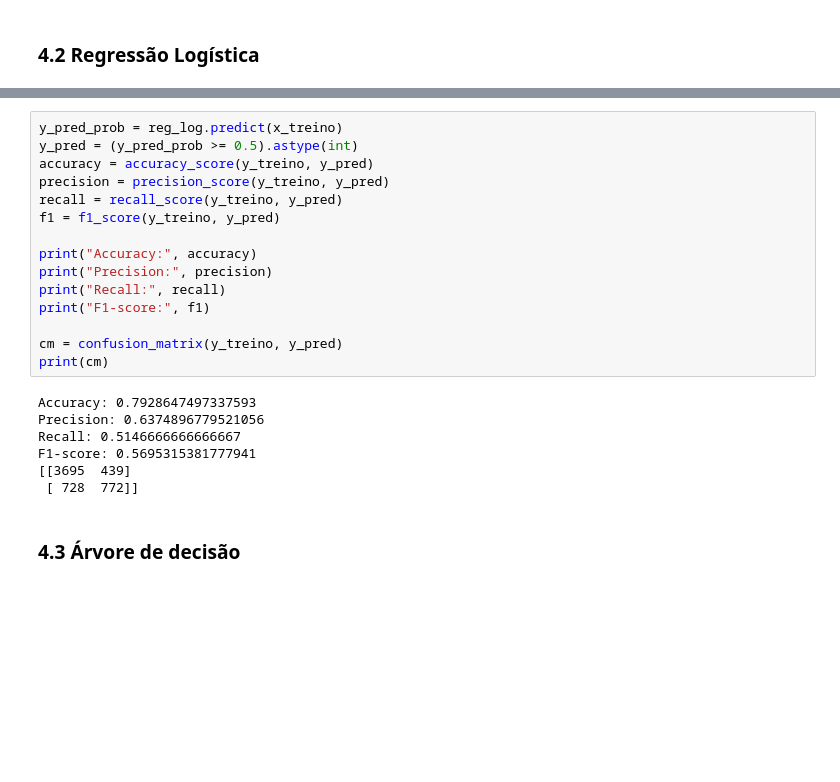
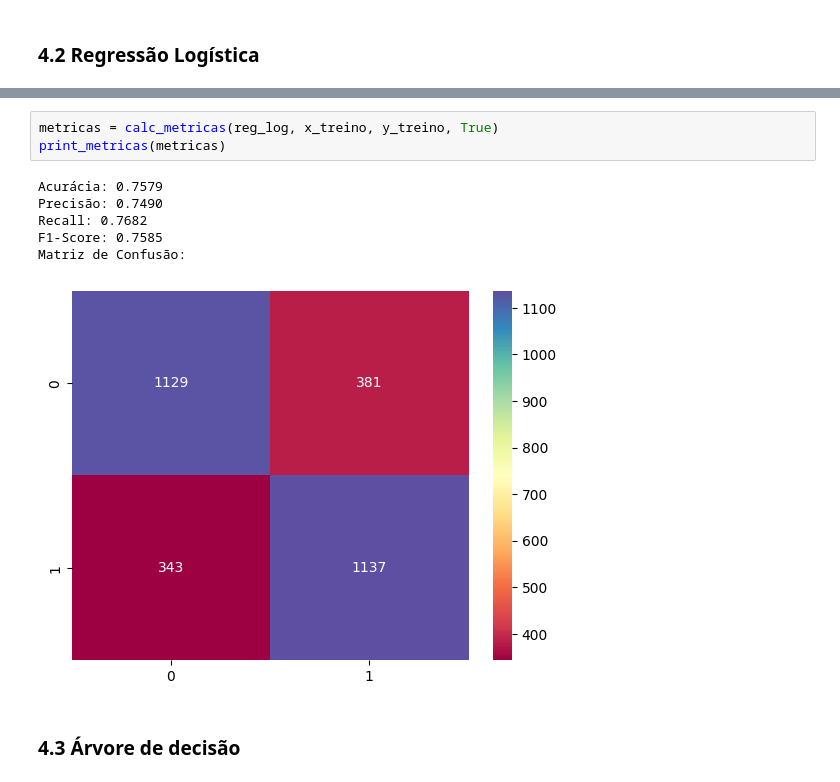
Before and after one commit to AntonioNazar/Oracle_Desafio_3, a Jupyter notebook: churn_cliente_modelos.ipynb, the cells around one changed output, grey strips where cells are left out. Saved outputs shown, nothing was run; the diff lists cells and outputs as text; blank space fills up the shorter version.

```diff
--- a/churn_cliente_modelos.ipynb
+++ b/churn_cliente_modelos.ipynb
@@ -237,26 +309,14 @@ onehotencoder__payment_method_Electronic check     0.3615      0.076      4.747
 ==================================================================================================================
 # %%
-y_pred_prob = reg_log.predict(x_treino)
-y_pred = (y_pred_prob >= 0.5).astype(int)
-accuracy = accuracy_score(y_treino, y_pred)
-precision = precision_score(y_treino, y_pred)
-recall = recall_score(y_treino, y_pred)
-f1 = f1_score(y_treino, y_pred)
-
-print("Accuracy:", accuracy)
-print("Precision:", precision)
-print("Recall:", recall)
-print("F1-score:", f1)
-
-cm = confusion_matrix(y_treino, y_pred)
-print(cm)
+metricas = calc_metricas(reg_log, x_treino, y_treino, True)
+print_metricas(metricas)
 # %% [output]
-Accuracy: 0.7928647497337593
-Precision: 0.6374896779521056
-Recall: 0.5146666666666667
-F1-score: 0.5695315381777941
-[[3695  439]
- [ 728  772]]
+Acurácia: 0.7579
+Precisão: 0.7490
+Recall: 0.7682
+F1-Score: 0.7585
+Matriz de Confusão:
+[figure, added]
 # %% [markdown]
 ### 4.3 Árvore de decisão
 # %%
```
Also changed, not shown: parts of 34 cells of this notebook, 3 other files.
